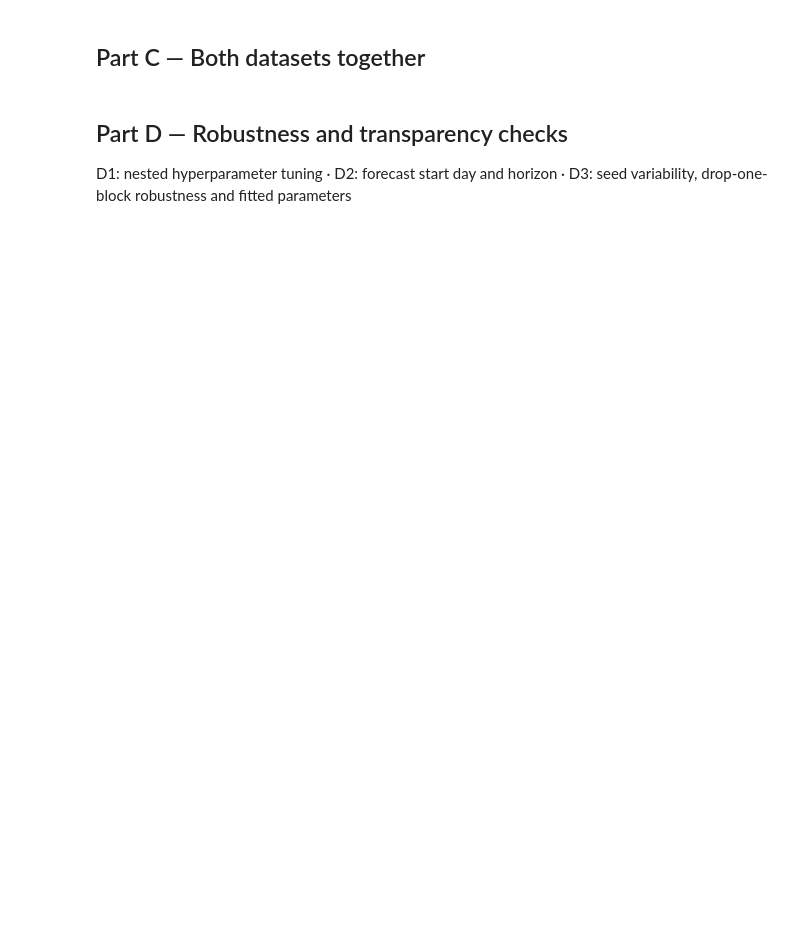
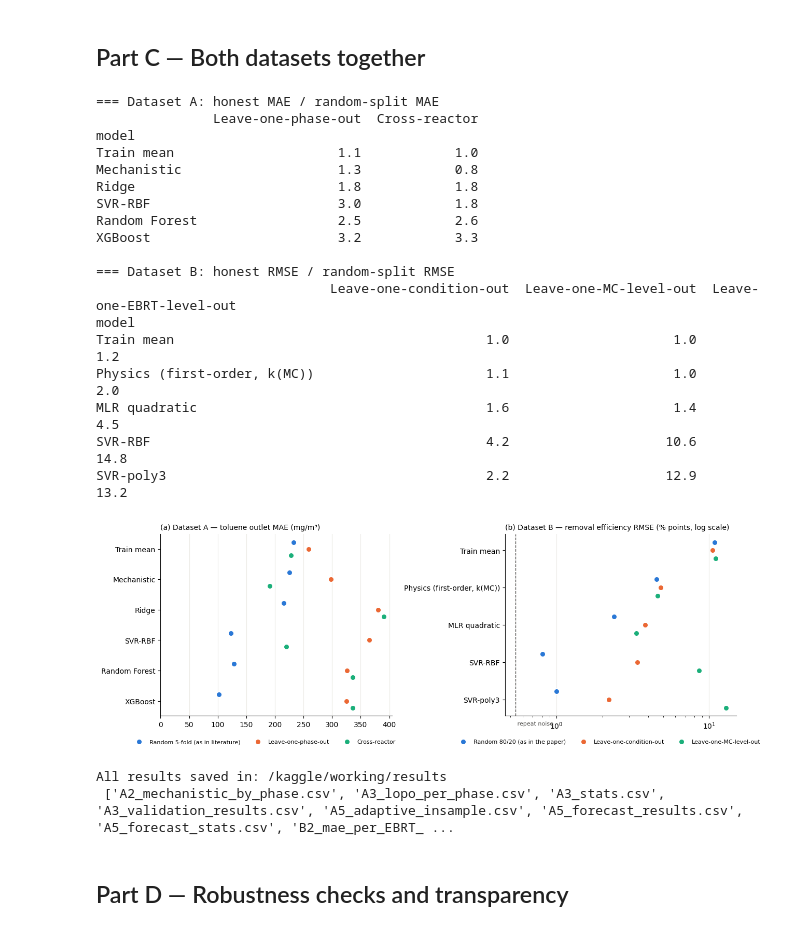
Before and after one commit to behrad2003/biofilter-ml-honest-validation, a Jupyter notebook: biofilter_full_analysis.ipynb, the cells around one changed output. Drawn from its saved outputs; the diff is of its cells as text; code cells hidden in the pictures; blank space fills up the shorter version.

```diff
--- a/biofilter_full_analysis.ipynb
+++ b/biofilter_full_analysis.ipynb
@@ -32,8 +29,7 @@ OUT = "/kaggle/working/results" if os.path.isdir("/kaggle/working") else "result
 os.makedirs(OUT, exist_ok=True)
 
 def find(name):
-    hits = (glob.glob(f"/kaggle/input/**/{name}", recursive=True) or glob.glob(name)
-            or glob.glob(f"data/{name}") or glob.glob(f"**/{name}", recursive=True))
+    hits = glob.glob(f"/kaggle/input/**/{name}", recursive=True) or glob.glob(name)
     if not hits:
         raise FileNotFoundError(f"{name} not found: add it as a Kaggle input (Add Input -> Your Datasets)")
     return hits[0]
@@ -493,40 +569,59 @@ fig.tight_layout(rect=(0, 0.1, 1, 1)); fig.savefig(f"{OUT}/Fig6_B_error_by_level
 # ============ C1. Inflation ratio: honest error / random-split error ============
 ra = res_a.pivot(index="model", columns="scheme", values="MAE").loc[MODELS_A]
 infl_a = pd.DataFrame({s: (ra[s] / ra["Random 5-fold (as in literature)"]).round(1) for s in SCHEMES_A})
 rz = res_z.pivot(index="model", columns="scheme", values="RMSE").loc[MODELS_Z]
 infl_z = pd.DataFrame({s: (rz[s] / rz["Random 80/20 (as in the paper)"]).round(1) for s in SCHEMES_Z})
 print("=== Dataset A: honest MAE / random-split MAE"); print(infl_a.to_string())
 print("\n=== Dataset B: honest RMSE / random-split RMSE"); print(infl_z.to_string())
 infl_a.to_csv(f"{OUT}/C1_inflation_A.csv"); infl_z.to_csv(f"{OUT}/C1_inflation_B.csv")
 
 # ============ Figure 3: same models, random vs honest testing, both datasets ============
 fig, axes = plt.subplots(1, 2, figsize=(13, 4.6))
 panels = [
     (axes[0], res_a, MODELS_A, "MAE", ["Random 5-fold (as in literature)", "Leave-one-phase-out", "Cross-reactor"],
      "(a) Dataset A — toluene outlet MAE (mg/m³)", False),
     (axes[1], res_z, MODELS_Z, "RMSE", ["Random 80/20 (as in the paper)", "Leave-one-condition-out", "Leave-one-MC-level-out"],
      "(b) Dataset B — removal efficiency RMSE (% points, log scale)", True),
 ]
 for ax, res_, models, met, schemes, title, logx in panels:
     for j, (s, col) in enumerate(zip(schemes, [C1, C2, C3])):
         sub = res_[res_.scheme == s].set_index("model").loc[models]
         ax.plot(sub[met], np.arange(len(models)) + (j - 1) * 0.22, "o", ms=8, color=col, label=s,
                 markeredgecolor="white", markeredgewidth=1.5)
     ax.set_yticks(range(len(models))); ax.set_yticklabels(models); ax.invert_yaxis()
     ax.set_title(title, loc="left", fontsize=10); ax.grid(axis="x", color=GRID, lw=0.8)
     if logx:
-        ax.set_xscale("log"); ax.set_xlim(0.4, 20); ax.axvline(pooled_sd, color=INK2, lw=1, ls="--")
-        ax.set_xticks([0.5, 1, 2, 5, 10, 20]); ax.set_xticklabels(["0.5", "1", "2", "5", "10", "20"])
-        ax.tick_params(axis="x", which="minor", labelbottom=False)
-        ax.text(pooled_sd * 1.04, -0.45, "repeat noise", rotation=90, color=INK2, fontsize=8, va="top", ha="left")
+        ax.set_xscale("log"); ax.axvline(pooled_sd, color=INK2, lw=1, ls="--")
+        ax.text(pooled_sd, len(models) - 0.35, " repeat noise", color=INK2, fontsize=8, va="center")
     else:
         ax.set_xlim(left=0)
     ax.legend(frameon=False, loc="upper center", bbox_to_anchor=(0.45, -0.1), ncol=3, fontsize=8)
 fig.tight_layout(); fig.savefig(f"{OUT}/Fig3_random_vs_honest_both.png", dpi=200); plt.show()
 print("\nAll results saved in:", OUT, "\n", sorted(os.listdir(OUT)))
+# %% [output]
+=== Dataset A: honest MAE / random-split MAE
+               Leave-one-phase-out  Cross-reactor
+model
+Train mean                     1.1            1.0
+Mechanistic                    1.3            0.8
+Ridge                          1.8            1.8
+SVR-RBF                        3.0            1.8
+Random Forest                  2.5            2.6
+XGBoost                        3.2            3.3
+
+=== Dataset B: honest RMSE / random-split RMSE
+                              Leave-one-condition-out  Leave-one-MC-level-out  Leave-one-EBRT-level-out
+model
+Train mean                                        1.0                     1.0                       1.2
+Physics (first-order, k(MC))                      1.1                     1.0                       2.0
+MLR quadratic                                     1.6                     1.4                       4.5
+SVR-RBF                                           4.2                    10.6                      14.8
+SVR-poly3                                         2.2                    12.9                      13.2
+[figure, added]
+All results saved in: /kaggle/working/results
+ ['A2_mechanistic_by_phase.csv', 'A3_lopo_per_phase.csv', 'A3_stats.csv', 'A3_validation_results.csv', 'A5_adaptive_insample.csv', 'A5_forecast_results.csv', 'A5_forecast_stats.csv', 'B2_mae_per_EBRT_ ...
-# %% [markdown]
-## Part D — Robustness and transparency checks
-D1: nested hyperparameter tuning · D2: forecast start day and horizon · D3: seed variability, drop-one-block robustness and fitted parameters
+# %% [markdown]
+## Part D — Robustness checks and transparency
 # %%
 # ============ D1. Robustness check: nested hyperparameter tuning ============
 # Answers the reviewer question "your ML models were not tuned".
```
Also changed, not shown: parts of 21 cells of this notebook, 14 other files.
